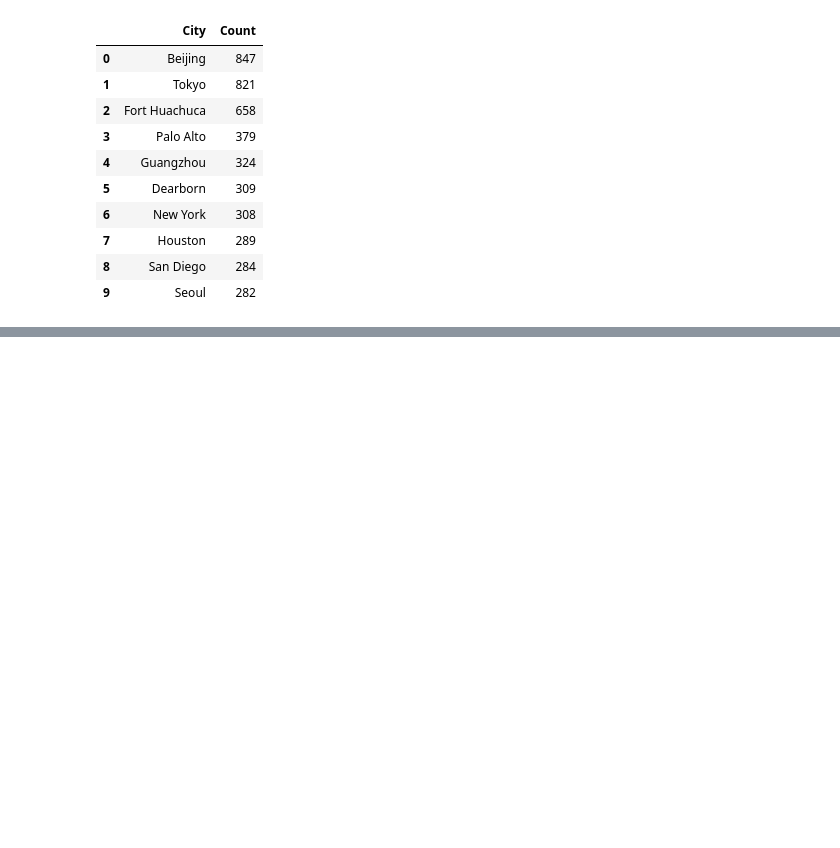
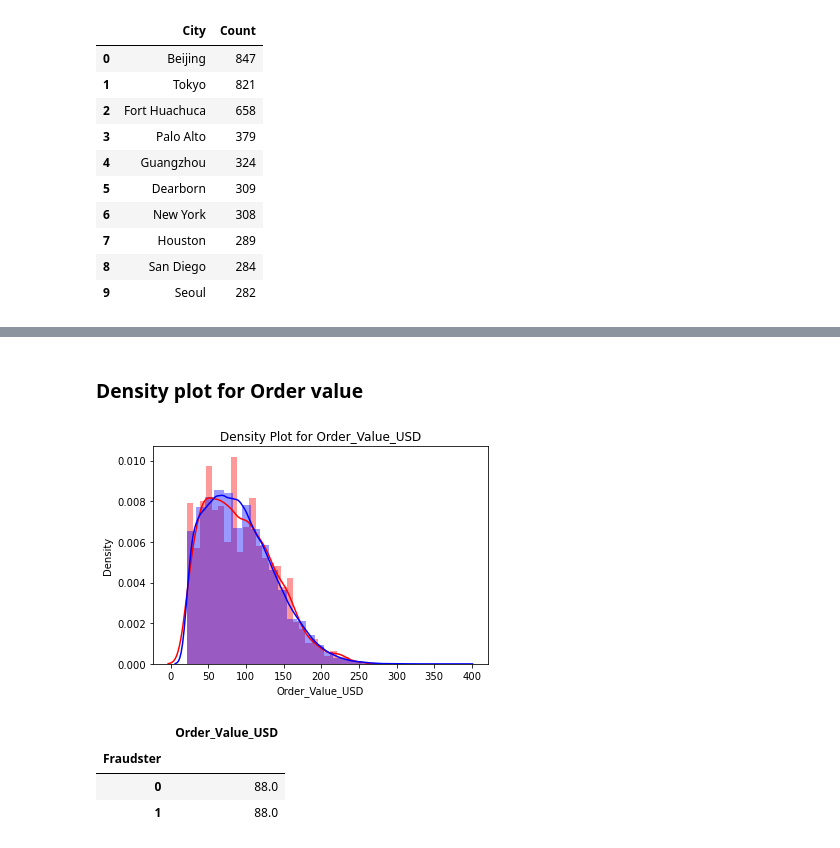
Before and after one commit to MANISH-KUMAR-CODES/Analysis-on-Fraud-Detection-In-Ecommerce-company, a Jupyter notebook: Predict_if_Merchant_is_Fraudster.ipynb, the cells around one changed output, grey strips where cells are left out. Drawn from its saved outputs; the diff is of its cells as text; code cells hidden in the pictures; blank space fills up the shorter version.

```diff
--- a/Predict_if_Merchant_is_Fraudster.ipynb
+++ b/Predict_if_Merchant_is_Fraudster.ipynb
@@ -566,0 +602,16 @@ top_city_with_merchant.head(10)
+# %% [markdown]
+### Density plot for Order value
+# %%
+# Plotting distplot
+sns.distplot( fraud_df['Order_Value_USD'], kde = True, color ='red', bins = 30)
+sns.distplot( notfraud_df['Order_Value_USD'], kde = True, color ='blue', bins = 30)
+plt.title('Density Plot for Order_Value_USD');
+# %% [output]
+[figure, added]
+# %%
+train_df[['Fraudster', 'Order_Value_USD']].groupby('Fraudster').median()
+# %% [output]
+|  | Order_Value_USD |
+| Fraudster |  |
+| 0 | 88.0 |
+| 1 | 88.0 |
```
Also changed, not shown: parts of 13 cells of this notebook.
